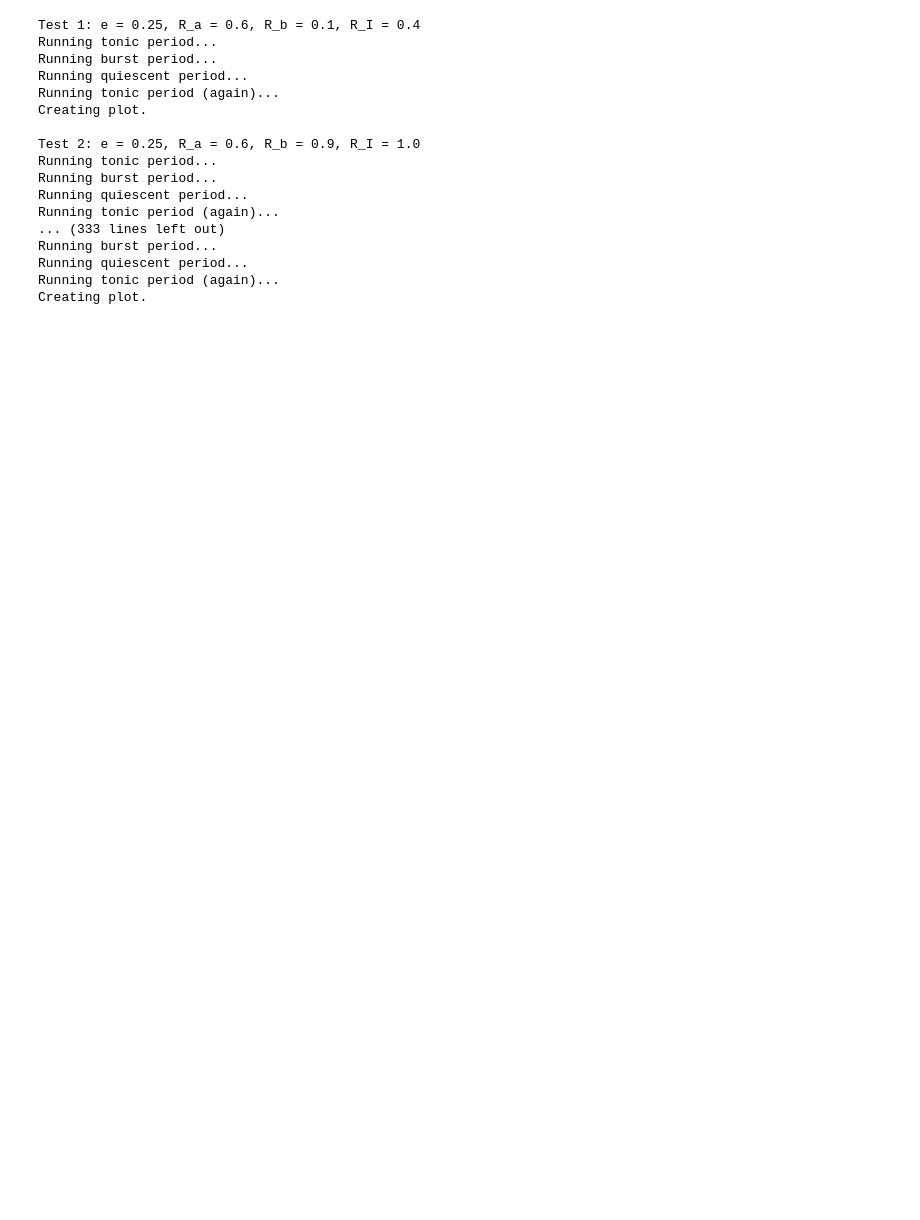
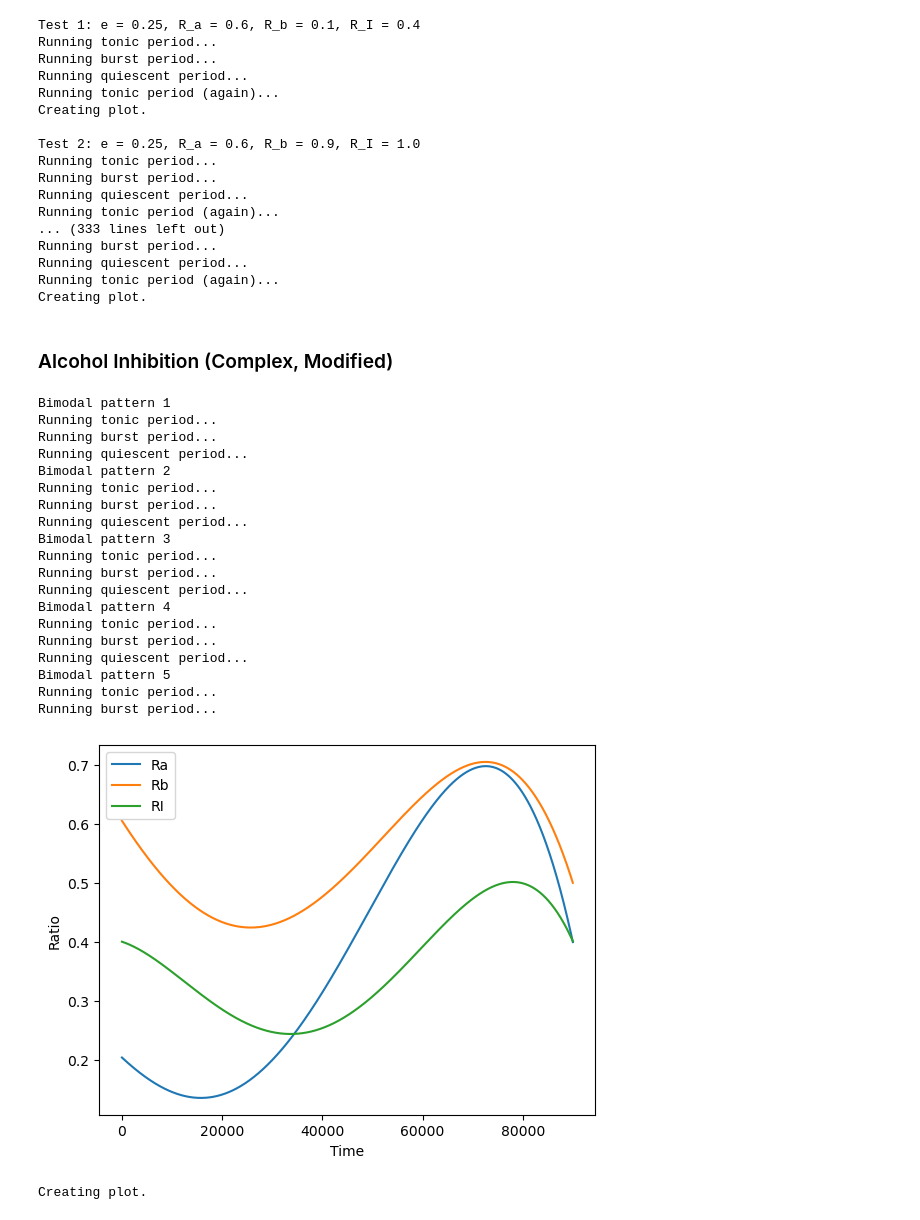
Before and after one commit to y-ng/SYDE-552, a Jupyter notebook: fitting.ipynb, the cells around one changed output. Saved outputs shown, nothing was run; the diff lists cells and outputs as text; code cells hidden in the pictures; blank space fills up the shorter version.

```diff
--- a/fitting.ipynb
+++ b/fitting.ipynb
@@ -11,7 +11,6 @@ from brian2 import *
 def plot_output_colored(t, v, u, I, save_fig=False, file_name='test.png'):
     fig, axes = plt.subplots(4, sharey=True, figsize=(12, 12))
 
-    axes[0].plot()
     axes[0].plot(t, v, label='v')
     axes[0].plot(t, u, label='u')
     axes[0].plot(t, I, label='I')
@@ -63,7 +62,6 @@ def plot_output_colored(t, v, u, I, save_fig=False, file_name='test.png'):
 def plot_output(t, v, u, save_fig=False, file_name='test.png'):
     fig, axes = plt.subplots(4, sharey=True, figsize=(12, 12))
 
-    axes[0].plot()
     axes[0].plot(t, v, 'k-', label='v')
     axes[0].plot(t, u, 'k:', label='u')
     axes[0].set_xlabel('Time (ms)')
@@ -102,6 +100,22 @@ def plot_output(t, v, u, save_fig=False, file_name='test.png'):
         plt.close(fig)
     else:
         plt.show()
+
+
+def plot_output_simple(t, v, u, save_fig=False, file_name='test.png'):
+    plt.figure(figsize=(12, 4))
+    plt.plot(t, v, 'k-', label='v')
+    plt.plot(t, u, 'k:', label='u')
+    plt.xlabel('Time (ms)')
+    plt.ylabel('v, u')
+    plt.title('Trimodal')
+    plt.legend()
+
+    if save_fig:
+        plt.savefig('outputs/' + file_name, bbox_inches='tight')
+        plt.close()
+    else:
+        plt.show()
 # %% [markdown]
 ### Alcohol Inhibition (Complex, Full)
 # %%
@@ -315,3 +329,5 @@ Running burst period...
 Running quiescent period...
 Running tonic period (again)...
 Creating plot.
+# %% [markdown]
+### Alcohol Inhibition (Complex, Modified)
@@ -317,0 +459,24 @@ Creating plot.
+# %%
+IZH_inh_modified(e_in=0.25, save_output=True, output_file='fit_tests/modified_model_e25.png')
+# %% [output]
+Bimodal pattern 1
+Running tonic period...
+Running burst period...
+Running quiescent period...
+Bimodal pattern 2
+Running tonic period...
+Running burst period...
+Running quiescent period...
+Bimodal pattern 3
+Running tonic period...
+Running burst period...
+Running quiescent period...
+Bimodal pattern 4
+Running tonic period...
+Running burst period...
+Running quiescent period...
+Bimodal pattern 5
+Running tonic period...
+Running burst period...
+[figure, added]
+Creating plot.
```
Also changed, not shown: parts of 8 cells of this notebook, 3 other files.
